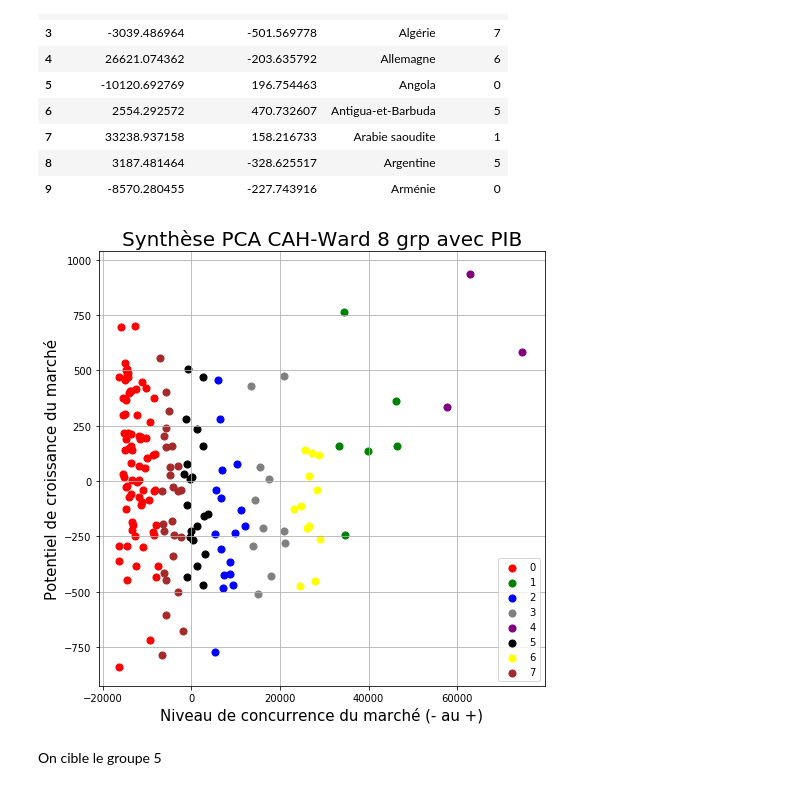
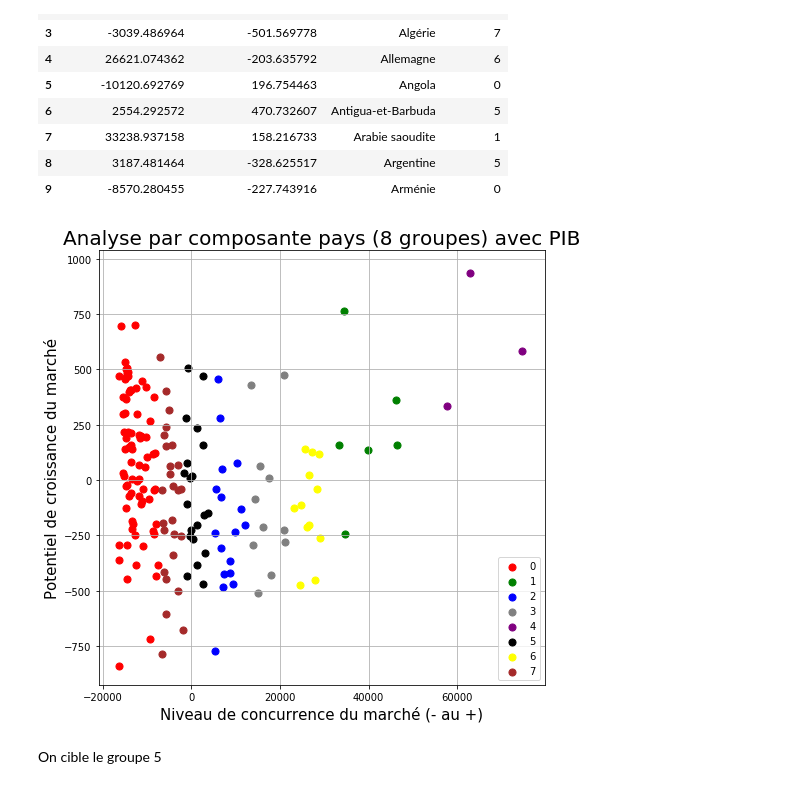
Before and after one commit to Silvock/project_5_prod_market_study, a Jupyter notebook: notebook/Exercice5-final.ipynb, the cells around one changed output. Drawn from its saved outputs; the diff is of its cells as text; code cells hidden in the pictures.

```diff
--- a/notebook/Exercice5-final.ipynb
+++ b/notebook/Exercice5-final.ipynb
@@ -1207,7 +2015,7 @@ fig = plt.figure(figsize = (8,8))
 ax = fig.add_subplot(1,1,1)
 ax.set_xlabel("Niveau de conccurence du marché (+ au -)", fontsize = 15)
 ax.set_ylabel("Potentiel de croissance du marché", fontsize = 15)
-ax.set_title('Synthèse PCA Ward 5 grp sans PIB', fontsize = 20)
+ax.set_title('Analyse par composante pays (5 groupes) sans PIB', fontsize = 20)
 
 targets = [1,2,3,4,5]
 colors = ['r', 'g', 'b','grey','purple']
@@ -1232,7 +2057,8 @@ df_base_pib4 = df_base_pib.copy()
 df_base_pib4.index = df_base_pib4['Pays']
 del df_base_pib4['Pays']
 # %%
-acp = PCA(n_components=2).fit_transform(df_base_pib4.values)
+ACP2 = PCA(n_components=2)
+acp = ACP2.fit_transform(df_base_pib4.values)
 df_acp = pd.DataFrame(data = acp, columns = ['principal component 1', 'principal component 2'])
 # %%
 df_base_pib4 = df_base_pib4.reset_index()
@@ -1257,7 +2083,7 @@ fig = plt.figure(figsize = (8,8))
 ax = fig.add_subplot(1,1,1)
 ax.set_xlabel('Niveau de concurrence (- au +)', fontsize = 15)
 ax.set_ylabel("Potentiel de croissance du marché", fontsize = 15)
-ax.set_title('Synthèse PCA CAH-Ward 5 grp avec PIB', fontsize = 20)
+ax.set_title('Analyse par composante pays (5 groupes) avec PIB', fontsize = 20)
 
 targets = [0,1,2,3,4]
 colors = ['r', 'g', 'b','grey','purple']
@@ -1283,7 +2125,8 @@ df_base_pib5 = df_base_pib.copy()
 df_base_pib5.index = df_base_pib5['Pays']
 del df_base_pib5['Pays']
 # %%
-acp = PCA(n_components=2).fit_transform(df_base_pib5.values)
+ACP3 = PCA(n_components=2)
+acp = ACP3.fit_transform(df_base_pib5.values)
 df_acp = pd.DataFrame(data = acp, columns = ['principal component 1', 'principal component 2'])
 # %%
 df_base_pib5 = df_base_pib5.reset_index()
@@ -1306,23 +2149,23 @@ b.head(10)
 # %%
 fig = plt.figure(figsize = (8,8))
 ax = fig.add_subplot(1,1,1)
 ax.set_xlabel('Niveau de concurrence du marché (- au +)', fontsize = 15)
 ax.set_ylabel("Potentiel de croissance du marché", fontsize = 15)
-ax.set_title('Synthèse PCA CAH-Ward 8 grp avec PIB', fontsize = 20)
+ax.set_title('Analyse par composante pays (8 groupes) avec PIB', fontsize = 20)
 
 targets = [0,1,2,3,4,5,6,7]
 colors = ['r', 'g', 'b','grey','purple','black','yellow','brown']
 
 for target, color in zip(targets,colors):
     indicesToKeep = b['cluster ID'] == target
     ax.scatter(b.loc[indicesToKeep, 'principal component 1']
                , b.loc[indicesToKeep, 'principal component 2']
                , c = color
                , s = 50)
 ax.legend(targets,loc='lower right')
 ax.grid()
 fig.savefig('../presentation/images/pca_ward_8_avec_pib')
 # %% [output]
-[figure, old version]
+[figure, new version]
 # %% [markdown]
 On cible le groupe 5
```
Also changed, not shown: parts of 64 cells of this notebook, 21 other files.
